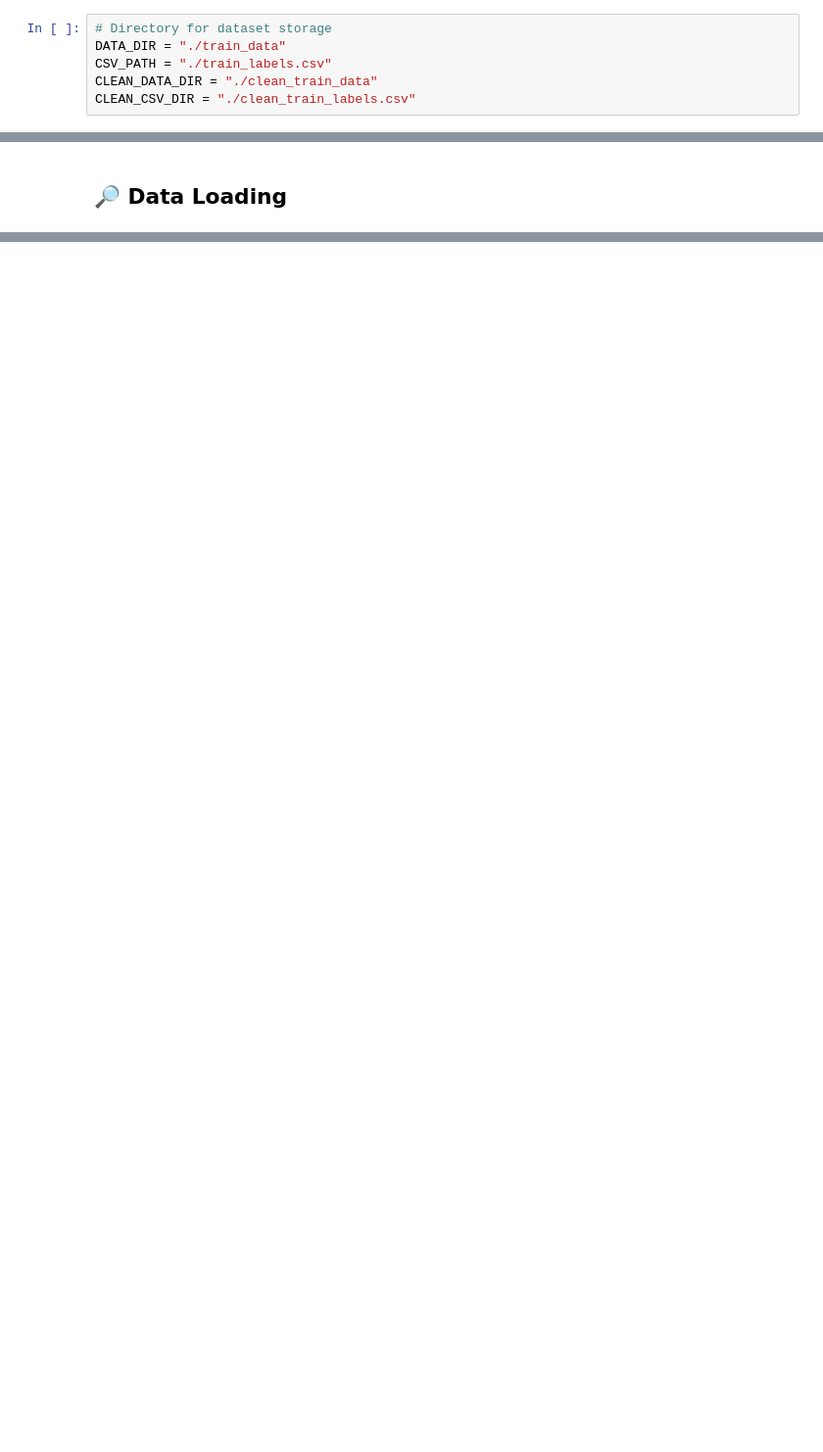
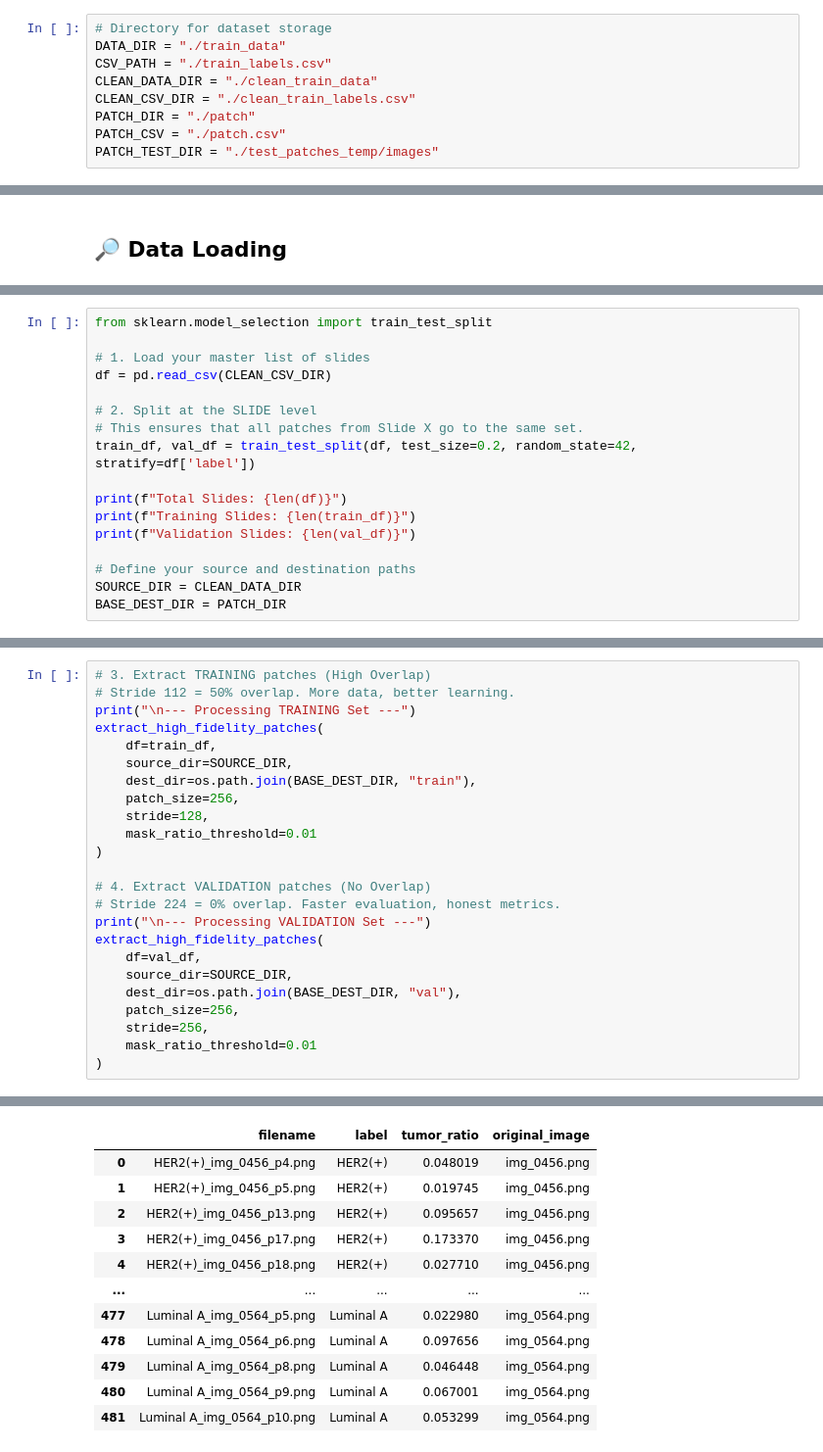
Before and after one commit to frephs/polimi-ANNDL, a Jupyter notebook: challenge-2/challenge-2.ipynb, the cells around one changed output, grey strips where cells are left out. Shown at 98% size. Drawn from its saved outputs; the diff is of its cells as text; blank space fills up the shorter version.

```diff
--- a/challenge-2/challenge-2.ipynb
+++ b/challenge-2/challenge-2.ipynb
@@ -91,6 +112,9 @@ DATA_DIR = "./train_data"
 CSV_PATH = "./train_labels.csv"
 CLEAN_DATA_DIR = "./clean_train_data"
 CLEAN_CSV_DIR = "./clean_train_labels.csv"
+PATCH_DIR = "./patch"
+PATCH_CSV = "./patch.csv"
+PATCH_TEST_DIR = "./test_patches_temp/images"
 # %%
 def create_clean_dataset(original_df, source_dir, dest_dir, dest_csv, threshold=0.005):
     """
@@ -1309,0 +446,17 @@ plt.show()
+# %%
+from sklearn.model_selection import train_test_split
+
+# 1. Load your master list of slides
+df = pd.read_csv(CLEAN_CSV_DIR)
+
+# 2. Split at the SLIDE level
+# This ensures that all patches from Slide X go to the same set.
+train_df, val_df = train_test_split(df, test_size=0.2, random_state=42, stratify=df['label'])
+
+print(f"Total Slides: {len(df)}")
+print(f"Training Slides: {len(train_df)}")
+print(f"Validation Slides: {len(val_df)}")
+
+# Define your source and destination paths
+SOURCE_DIR = CLEAN_DATA_DIR
+BASE_DEST_DIR = PATCH_DIR
@@ -1309,0 +467,25 @@ plt.show()
+# %%
+# 3. Extract TRAINING patches (High Overlap)
+# Stride 112 = 50% overlap. More data, better learning.
+print("\n--- Processing TRAINING Set ---")
+extract_high_fidelity_patches(
+    df=train_df,
+    source_dir=SOURCE_DIR,
+    dest_dir=os.path.join(BASE_DEST_DIR, "train"),
+    patch_size=256,
+    stride=128,
+    mask_ratio_threshold=0.01
+)
+
+# 4. Extract VALIDATION patches (No Overlap)
+# Stride 224 = 0% overlap. Faster evaluation, honest metrics.
+print("\n--- Processing VALIDATION Set ---")
+extract_high_fidelity_patches(
+    df=val_df,
+    source_dir=SOURCE_DIR,
+    dest_dir=os.path.join(BASE_DEST_DIR, "val"),
+    patch_size=256,
+    stride=256,
+    mask_ratio_threshold=0.01
+)
+# %% [output]
@@ -1309,0 +505,12 @@ plt.show()
+|  | filename | label | tumor_ratio | original_image |
+| 0 | HER2(+)_img_0456_p4.png | HER2(+) | 0.048019 | img_0456.png |
+| 1 | HER2(+)_img_0456_p5.png | HER2(+) | 0.019745 | img_0456.png |
+| 2 | HER2(+)_img_0456_p13.png | HER2(+) | 0.095657 | img_0456.png |
+| 3 | HER2(+)_img_0456_p17.png | HER2(+) | 0.173370 | img_0456.png |
+| 4 | HER2(+)_img_0456_p18.png | HER2(+) | 0.027710 | img_0456.png |
+| ... | ... | ... | ... | ... |
+| 477 | Luminal A_img_0564_p5.png | Luminal A | 0.022980 | img_0564.png |
+| 478 | Luminal A_img_0564_p6.png | Luminal A | 0.097656 | img_0564.png |
+| 479 | Luminal A_img_0564_p8.png | Luminal A | 0.046448 | img_0564.png |
+| 480 | Luminal A_img_0564_p9.png | Luminal A | 0.067001 | img_0564.png |
+| 481 | Luminal A_img_0564_p10.png | Luminal A | 0.053299 | img_0564.png |
```
Also changed, not shown: parts of 74 cells of this notebook, 1 other file.
